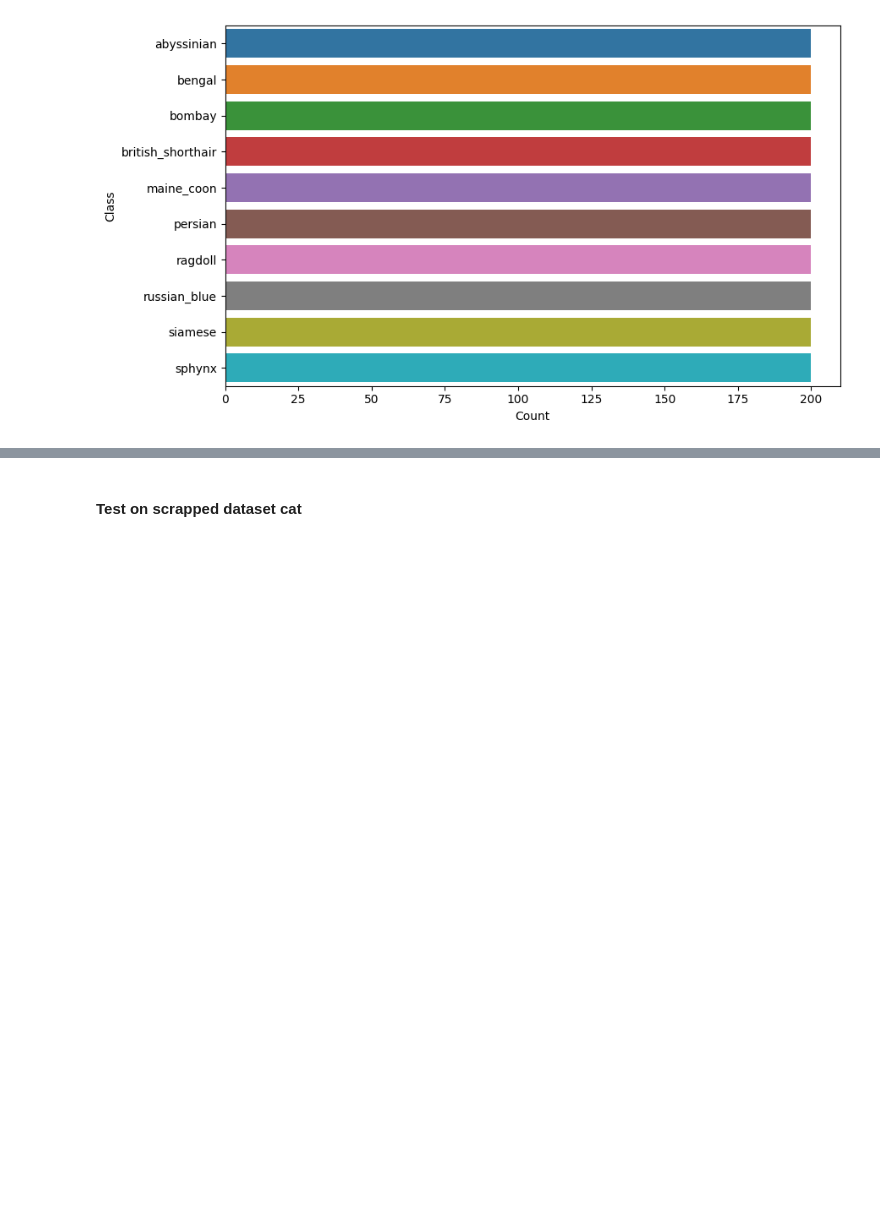
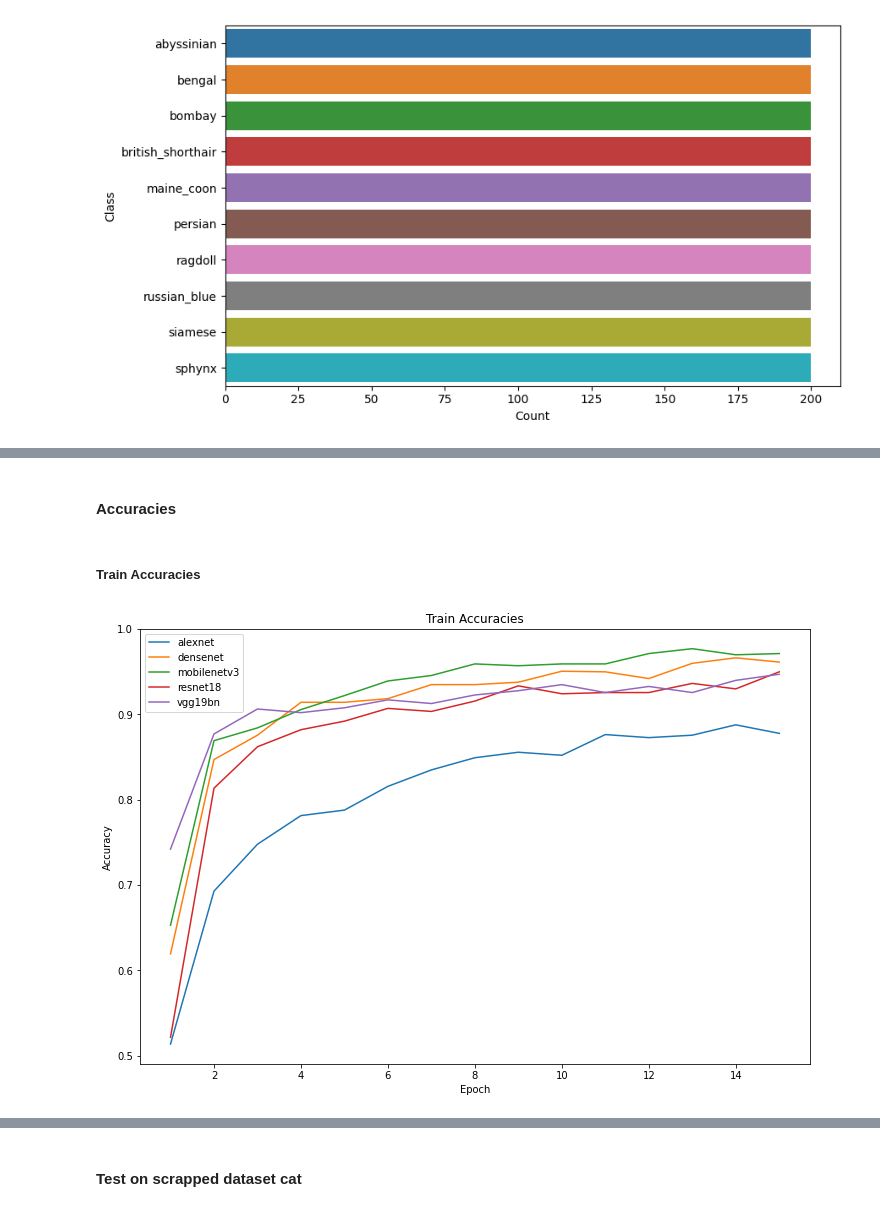
Before and after one commit to oguzaliarslan/pet_classification, a Jupyter notebook: breed_classification.ipynb, the cells around one changed output, grey strips where cells are left out. Drawn from its saved outputs; the diff is of its cells as text; code cells hidden in the pictures; blank space fills up the shorter version.

```diff
--- a/breed_classification.ipynb
+++ b/breed_classification.ipynb
@@ -478,0 +469,17 @@ dog_breed.plot_confusion_matrix(confusion_matrix_all_classes, all_breeds)
+# %% [markdown]
+#### Accuracies
+# %% [markdown]
+##### Train Accuracies
+# %%
+plt.figure(figsize=(12, 8))
+
+for model, accuracies in model_accuracies_dict.items():
+    plt.plot(range(1, len(accuracies) + 1), accuracies, label=model)
+
+plt.title('Train Accuracies')
+plt.xlabel('Epoch')
+plt.ylabel('Accuracy')
+plt.legend()
+plt.show()
+# %% [output]
+[figure, added]
```
Also changed, not shown: parts of 27 cells of this notebook, 6 other files.
